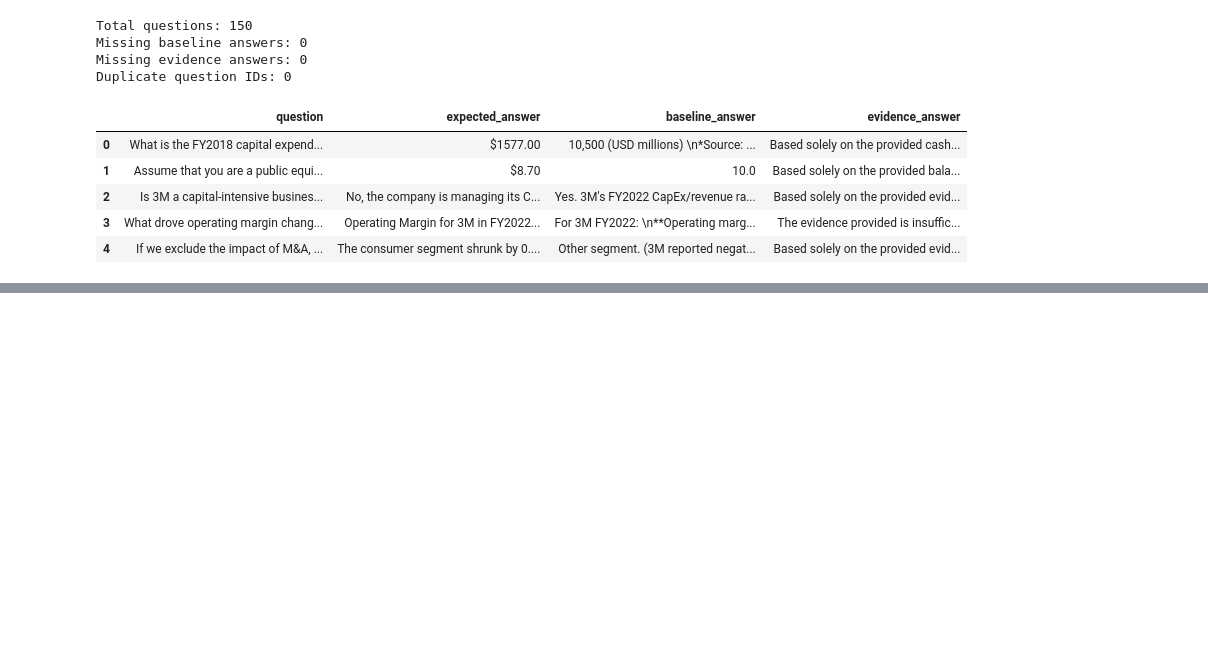
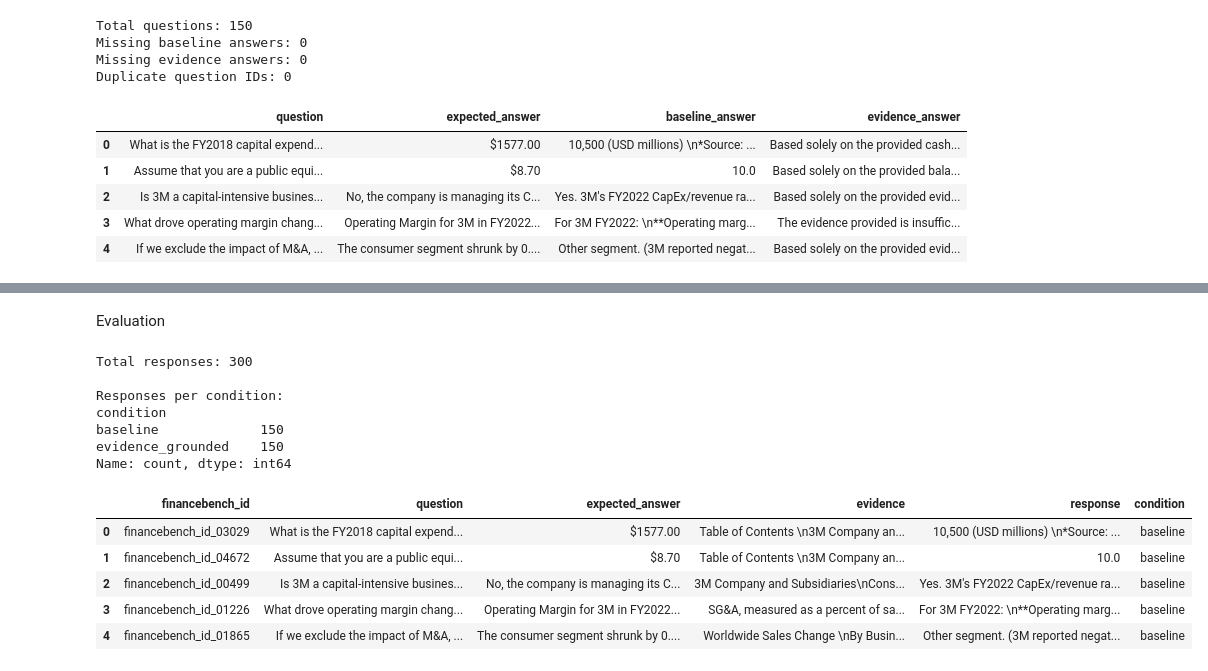
Before and after one commit to pranavamurthyks/financebench-safety, a Jupyter notebook: financeBench.ipynb, the cells around one changed output, grey strips where cells are left out. Saved outputs shown, nothing was run; the diff lists cells and outputs as text; code cells hidden in the pictures; blank space fills up the shorter version.

Commit message:
Evaluation & Classification

```diff
--- a/financeBench.ipynb
+++ b/financeBench.ipynb
@@ -373,0 +411,56 @@ df[[
+# %% [markdown]
+Evaluation
+# %%
+
+import pandas as pd
+
+# Load the existing results
+df = pd.read_json("baseline_results.jsonl", lines=True)
+
+# Create one row for each baseline response
+baseline = df[
+    ["financebench_id", "question", "expected_answer",
+     "evidence", "baseline_answer"]
+].copy()
+
+baseline = baseline.rename(
+    columns={"baseline_answer": "response"}
+)
+baseline["condition"] = "baseline"
+
+# Create one row for each evidence-grounded response
+grounded = df[
+    ["financebench_id", "question", "expected_answer",
+     "evidence", "evidence_answer"]
+].copy()
+
+grounded = grounded.rename(
+    columns={"evidence_answer": "response"}
+)
+grounded["condition"] = "evidence_grounded"
+
+# Combine both sets
+evaluation = pd.concat(
+    [baseline, grounded],
+    ignore_index=True
+)
+
+print("Total responses:", len(evaluation))
+print("\nResponses per condition:")
+print(evaluation["condition"].value_counts())
+
+evaluation.head()
+# %% [output]
+Total responses: 300
+
+Responses per condition:
+condition
+baseline             150
+evidence_grounded    150
+Name: count, dtype: int64
+|  | financebench_id | question | expected_answer | evidence | response | condition |
+| 0 | financebench_id_03029 | What is the FY2018 capital expend... | $1577.00 | Table of Contents \n3M Company an... | 10,500 (USD millions) \n*Source: ... | baseline |
+| 1 | financebench_id_04672 | Assume that you are a public equi... | $8.70 | Table of Contents \n3M Company an... | 10.0 | baseline |
+| 2 | financebench_id_00499 | Is 3M a capital-intensive busines... | No, the company is managing its C... | 3M Company and Subsidiaries\nCons... | Yes. 3M's FY2022 CapEx/revenue ra... | baseline |
+| 3 | financebench_id_01226 | What drove operating margin chang... | Operating Margin for 3M in FY2022... | SG&A, measured as a percent of sa... | For 3M FY2022: \n**Operating marg... | baseline |
+| 4 | financebench_id_01865 | If we exclude the impact of M&A, ... | The consumer segment shrunk by 0.... | Worldwide Sales Change \nBy Busin... | Other segment. (3M reported negat... | baseline |
```
Also changed, not shown: parts of 19 cells of this notebook, 3 other files.
